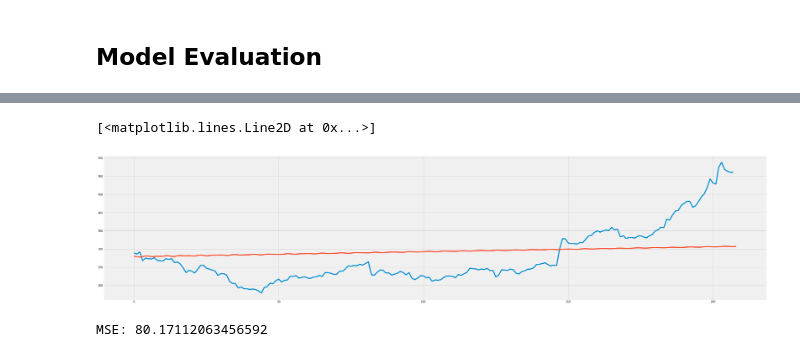
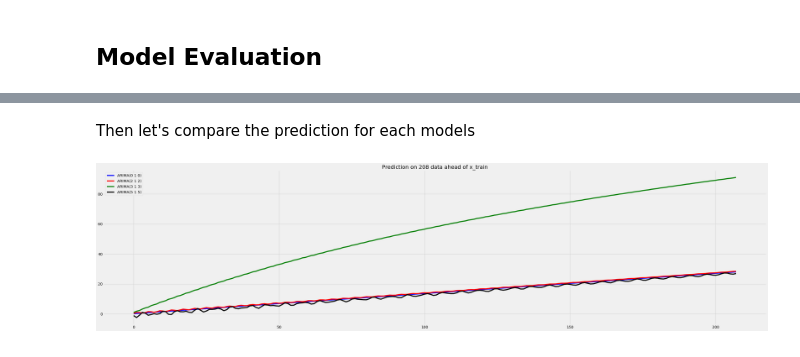
Before and after one commit to iqbalbasyar/time-series-analysis-with-python, a Jupyter notebook: Timeseries Analysis.ipynb, the cells around one changed output, grey strips where cells are left out. Drawn from its saved outputs; the diff is of its cells as text; code cells hidden in the pictures.

```diff
--- a/Timeseries Analysis.ipynb
+++ b/Timeseries Analysis.ipynb
@@ -357,3 +428,7 @@ MA.5           -0.0802           +1.0074j            1.0106            0.2626
+# %%
+model_010 = ARIMA(x_train.data['Close'].values, order=(0,1,0)).fit()
+model_212 = ARIMA(x_train.data['Close'].values, order=(2,1,2)).fit()
+model_313 = ARIMA(x_train.data['Close'].values, order=(3,1,3)).fit()
 # %% [markdown]
 ### Inspect the residuals
 # %% [markdown]
@@ -394,10 +465,17 @@ plt.plot(pred.cumsum())
-# %%
-plt.plot(x_valid.data['Close'].values)
-plt.plot(np.append(x_train.data.iloc[-1,:]['Close'], pred).cumsum())
-# %% [output]
-[<matplotlib.lines.Line2D at 0x...>]
-[figure, removed]
-# %%
-print(f"MSE: {np.mean((pred - x_valid.stationary['Close'])**2)}")
-# %% [output]
-MSE: 80.17112063456592
+# %% [markdown]
+Then let's compare the prediction for each models
+# %%
+pred_515 = result_arima.predict(len(tesla)-208,len(tesla)-1)
+pred_010 = model_010.predict(len(tesla)-208,len(tesla)-1)
+pred_212 = model_212.predict(len(tesla)-208,len(tesla)-1)
+pred_313 = model_313.predict(len(tesla)-208,len(tesla)-1)
+
+plt.plot(pred_010.cumsum(), 'b-', label = 'ARIMA(0 1 0)')
+plt.plot(pred_212.cumsum(), 'r-', label = 'ARIMA(2 1 2)')
+plt.plot(pred_313.cumsum(), 'g-', label = 'ARIMA(3 1 3)')
+plt.plot(pred_515.cumsum(), 'k-', label = 'ARIMA(5 1 5)')
+
+plt.title('Prediction on 208 data ahead of x_train')
+plt.legend();
+# %% [output]
+[figure, added]
```
Also changed, not shown: parts of 39 cells of this notebook.
